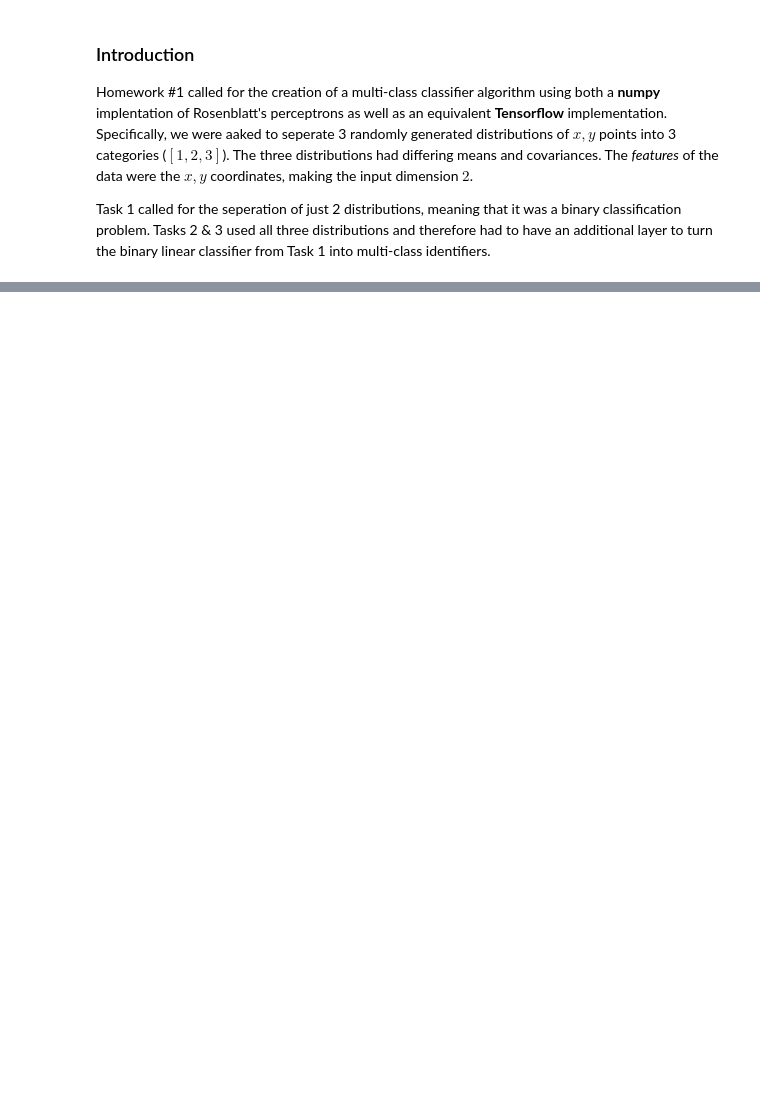
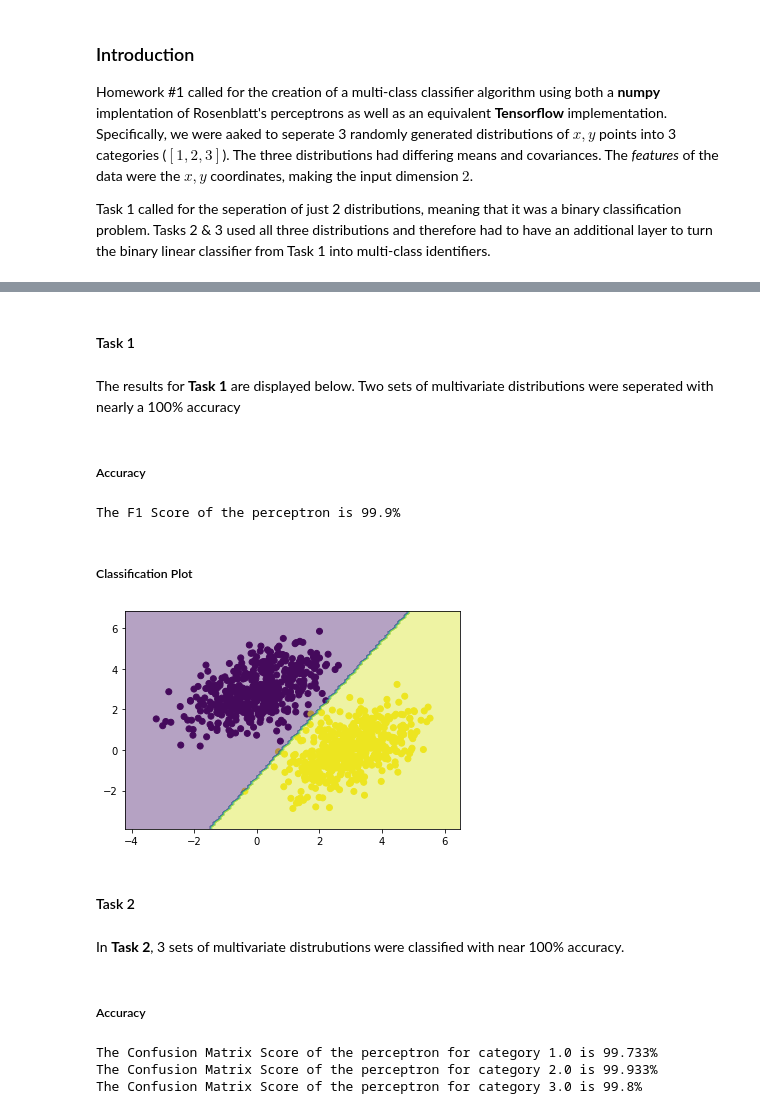
Before and after one commit to mschrader15/homework, a Jupyter notebook: spring-2022/ece-693/HW1.ipynb, the cells around one changed output, grey strips where cells are left out. Saved outputs shown, nothing was run; the diff lists cells and outputs as text; code cells hidden in the pictures; blank space fills up the shorter version.

```diff
--- a/spring-2022/ece-693/HW1.ipynb
+++ b/spring-2022/ece-693/HW1.ipynb
@@ -446,0 +455,28 @@ Part 2 asked us to develop a mulit-class classifier using Rosenblatt's perceptro
+# %% [markdown]
+#### Task 1
+# %% [markdown]
+The results for **Task 1** are displayed below. Two sets of multivariate distributions were seperated with nearly a 100% accuracy
+# %% [markdown]
+##### Accuracy
+# %%
+accuracy_1(prediction_1, test_labels_1, p_1)
+# %% [output]
+The F1 Score of the perceptron is 99.9%
+# %% [markdown]
+##### Classification Plot
+# %%
+plot_1(test_data_1, test_labels_1, p_1.predict, w_1)
+# %% [output]
+[figure, added]
+# %% [markdown]
+#### Task 2
+# %% [markdown]
+In **Task 2**, 3 sets of multivariate distrubutions were classified with near 100% accuracy.
+# %% [markdown]
+##### Accuracy
+# %%
+confusion_matrix_display(p_2, prediction_2, test_labels_2)
+# %% [output]
+The Confusion Matrix Score of the perceptron for category 1.0 is 99.733%
+The Confusion Matrix Score of the perceptron for category 2.0 is 99.933%
+The Confusion Matrix Score of the perceptron for category 3.0 is 99.8%
```
Also changed, not shown: parts of 44 cells of this notebook.
